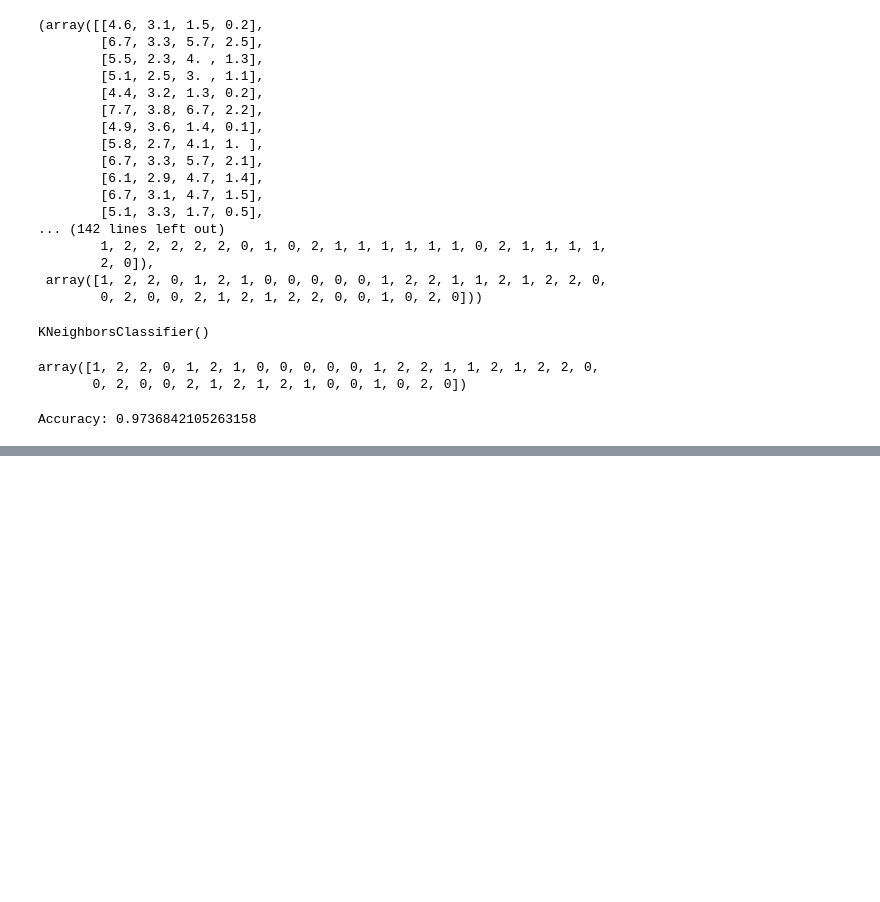
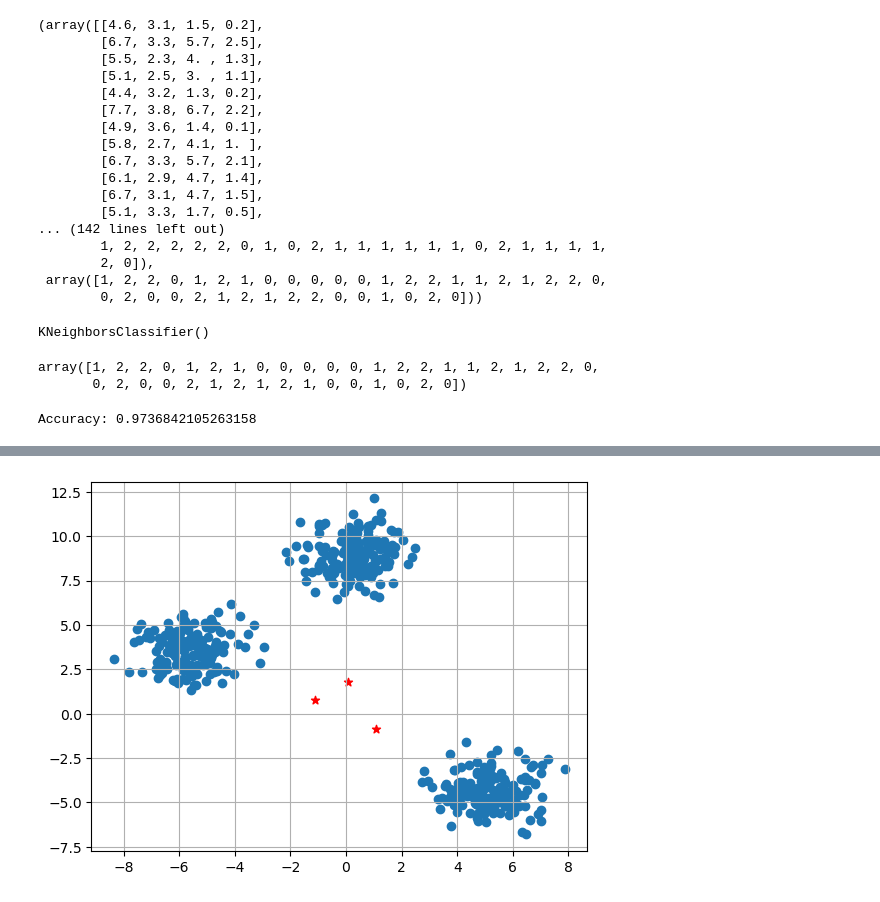
Before and after one commit to h4hareeshmasuresh-lab/Data-Analystics, a Jupyter notebook: LINEAR (KNN).ipynb, the cells around one changed output, grey strips where cells are left out. Saved outputs shown, nothing was run; the diff lists cells and outputs as text; code cells hidden in the pictures; blank space fills up the shorter version.

```diff
--- a/LINEAR (KNN).ipynb
+++ b/LINEAR (KNN).ipynb
@@ -48,0 +155,9 @@ Accuracy: 0.9736842105263158
+# %%
+plt.scatter(X[:,0],X[:,1])
+plt.grid(True)
+for i in clusters:
+    center = clusters[i]['center']
+    plt.scatter(center[0],center[1],marker = '*',c = 'red')
+plt.show()
+# %% [output]
+[figure, added]
```
Also changed, not shown: parts of 18 cells of this notebook.
